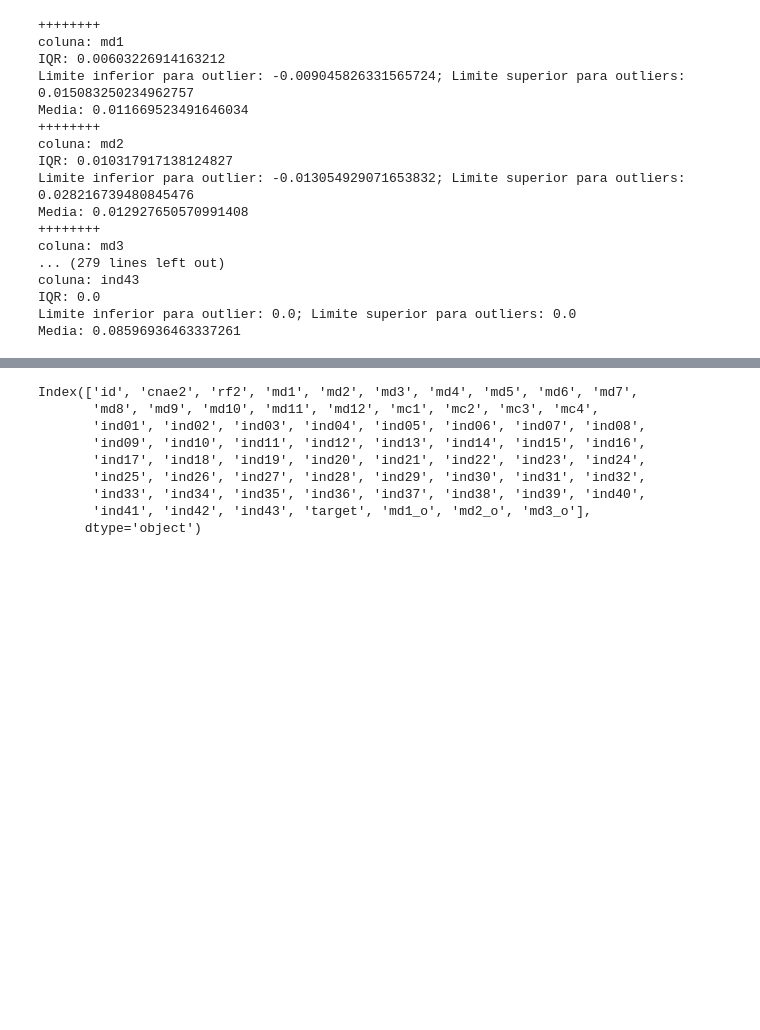
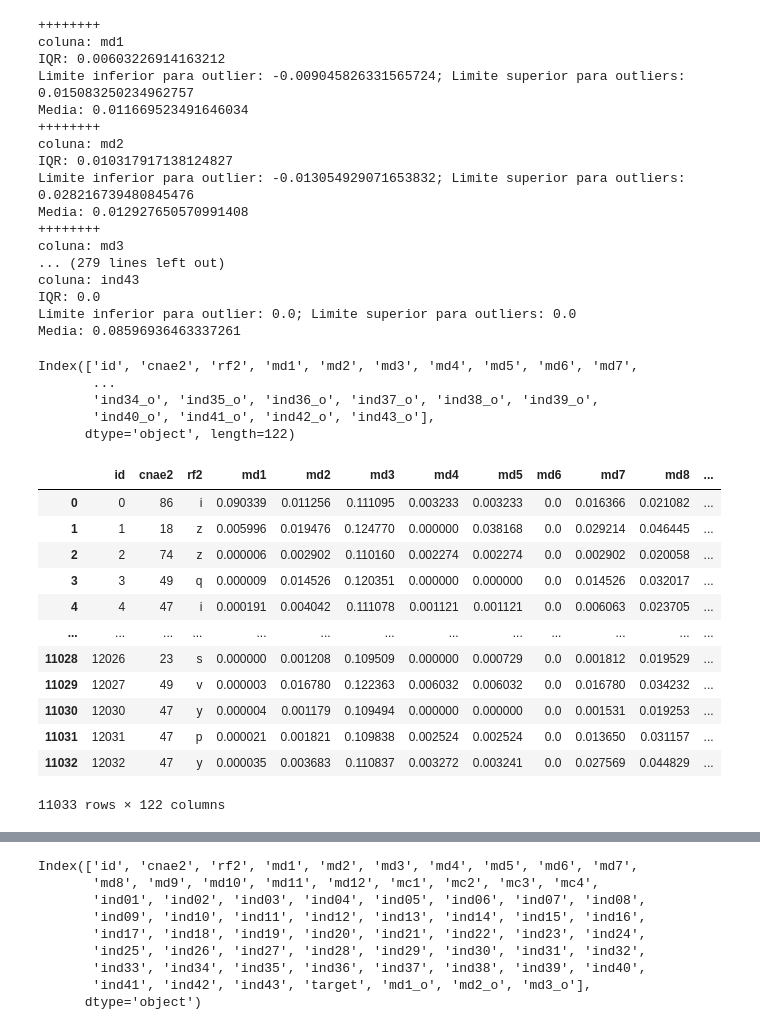
Before and after one commit to jjefferson2006/DSWP_JJ_altera, a Jupyter notebook: Notebooks/desafio_RFB_organiza.ipynb, the cells around one changed output, grey strips where cells are left out. Saved outputs shown, nothing was run; the diff lists cells and outputs as text; code cells hidden in the pictures; blank space fills up the shorter version.

```diff
--- a/Notebooks/desafio_RFB_organiza.ipynb
+++ b/Notebooks/desafio_RFB_organiza.ipynb
@@ -709,7 +714,7 @@ for d in l_lista_geral:
 # %%
 from scipy import stats
 # %%
-def trata_outliers(df, coluna):
+'''def trata_outliers(df, coluna):
     #sns.boxplot(x = coluna, data = df)
     print(f'++++++++')
     print(f'coluna: {coluna}')
@@ -741,3 +746,36 @@ def trata_outliers(df, coluna):
     df[coluna+'_o'].fillna(media, inplace = True) # 'o' significa tratamento outlier --> indicação para mostrar que a coluna passou pelo tratamento dos outliers.
 
     return df, limite_superior_outliers, limite_inferior_outliers
+# %%
+def trata_outliers_super(df, coluna):
+    #sns.boxplot(x = coluna, data = df)
+    print(f'++++++++')
+    print(f'coluna: {coluna}')
+
+
+    # Cálculo de Q1, Q3 e IQR:
+    Q1 = np.percentile(df[coluna], 25)
+    Q3 = np.percentile(df[coluna], 75)
+    IQR = Q3 - Q1
+    print(f"IQR: {IQR}")
+
+    # Jeito mais fácil (menos trabalhoso).
+    #IQR2 = stats.iqr(df[coluna])
+    #IQR2
+
+    # Cálculo dos limites inferiores e superiores para detecção de outliers:
+    limite_inferior_outliers = Q1 - 1.5*IQR
+    limite_superior_outliers = Q3 + 1.5*IQR
+    print(f"Limite inferior para outlier: {limite_inferior_outliers}; Limite superior para outliers: {limite_superior_outliers}")
+
+    # Cálculo da mediana
+    media = df[coluna].mean()
+    print(f"Media: {media}")
+
+    # Substituição dos outliers:
+    df[coluna+'_o'] = df[coluna]
+
+    df.loc[(df[coluna] > limite_superior_outliers), coluna+'_o'] = np.nan
+    df[coluna+'_o'].fillna(limite_superior_outliers, inplace = True) # 'o' significa tratamento outlier --> indicação para mostrar que a coluna passou pelo tratamento dos outliers.
+
+    return df, limite_superior_outliers
@@ -790,7 +863,7 @@ def trata_outliers(df, coluna):
                 'ind41', 'ind42', 'ind43']
 # %%
 for h in l_lista_geral:
-    df_rec_trei, limite_superior_outliers, limite_inferior_outliers = trata_outliers(df=df_rec_trei, coluna=h)
+    df_rec_trei, limite_superior_outliers = trata_outliers_super(df=df_rec_trei, coluna=h)
 # %% [output]
 ++++++++
 coluna: md1
@@ -809,3 +882,28 @@ coluna: ind43
 IQR: 0.0
 Limite inferior para outlier: 0.0; Limite superior para outliers: 0.0
 Media: 0.08596936463337261
+# %%
+l_lista_geral_2 = df_rec_trei.columns
+l_lista_geral_2
+# %% [output]
+Index(['id', 'cnae2', 'rf2', 'md1', 'md2', 'md3', 'md4', 'md5', 'md6', 'md7',
+       ...
+       'ind34_o', 'ind35_o', 'ind36_o', 'ind37_o', 'ind38_o', 'ind39_o',
+       'ind40_o', 'ind41_o', 'ind42_o', 'ind43_o'],
+      dtype='object', length=122)
+# %%
+df_rec_trei
+# %% [output]
+|  | id | cnae2 | rf2 | md1 | md2 | md3 | md4 | md5 | md6 | md7 | md8 | ... |
+| 0 | 0 | 86 | i | 0.090339 | 0.011256 | 0.111095 | 0.003233 | 0.003233 | 0.0 | 0.016366 | 0.021082 | ... |
+| 1 | 1 | 18 | z | 0.005996 | 0.019476 | 0.124770 | 0.000000 | 0.038168 | 0.0 | 0.029214 | 0.046445 | ... |
+| 2 | 2 | 74 | z | 0.000006 | 0.002902 | 0.110160 | 0.002274 | 0.002274 | 0.0 | 0.002902 | 0.020058 | ... |
+| 3 | 3 | 49 | q | 0.000009 | 0.014526 | 0.120351 | 0.000000 | 0.000000 | 0.0 | 0.014526 | 0.032017 | ... |
+| 4 | 4 | 47 | i | 0.000191 | 0.004042 | 0.111078 | 0.001121 | 0.001121 | 0.0 | 0.006063 | 0.023705 | ... |
+| ... | ... | ... | ... | ... | ... | ... | ... | ... | ... | ... | ... | ... |
+| 11028 | 12026 | 23 | s | 0.000000 | 0.001208 | 0.109509 | 0.000000 | 0.000729 | 0.0 | 0.001812 | 0.019529 | ... |
+| 11029 | 12027 | 49 | v | 0.000003 | 0.016780 | 0.122363 | 0.006032 | 0.006032 | 0.0 | 0.016780 | 0.034232 | ... |
+| 11030 | 12030 | 47 | y | 0.000004 | 0.001179 | 0.109494 | 0.000000 | 0.000000 | 0.0 | 0.001531 | 0.019253 | ... |
+| 11031 | 12031 | 47 | p | 0.000021 | 0.001821 | 0.109838 | 0.002524 | 0.002524 | 0.0 | 0.013650 | 0.031157 | ... |
+| 11032 | 12032 | 47 | y | 0.000035 | 0.003683 | 0.110837 | 0.003272 | 0.003241 | 0.0 | 0.027569 | 0.044829 | ... |
+11033 rows × 122 columns
```
Also changed, not shown: parts of 6 cells of this notebook.
